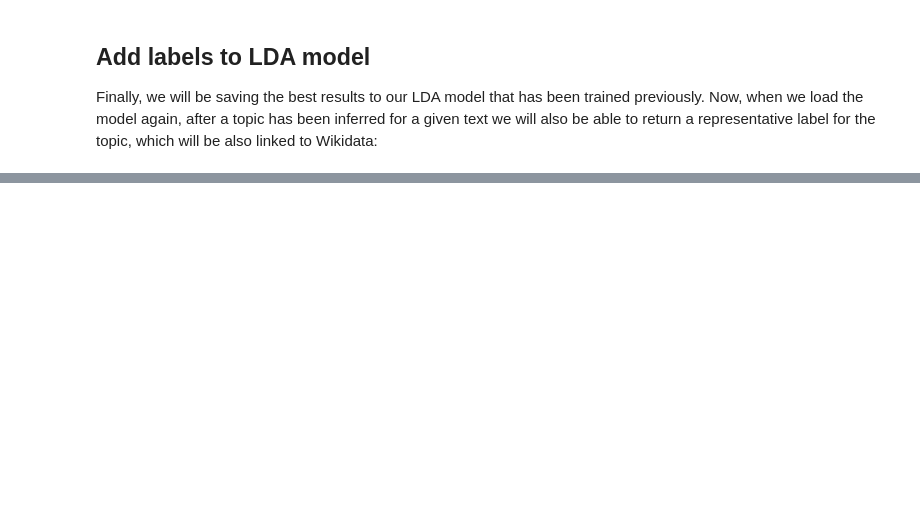
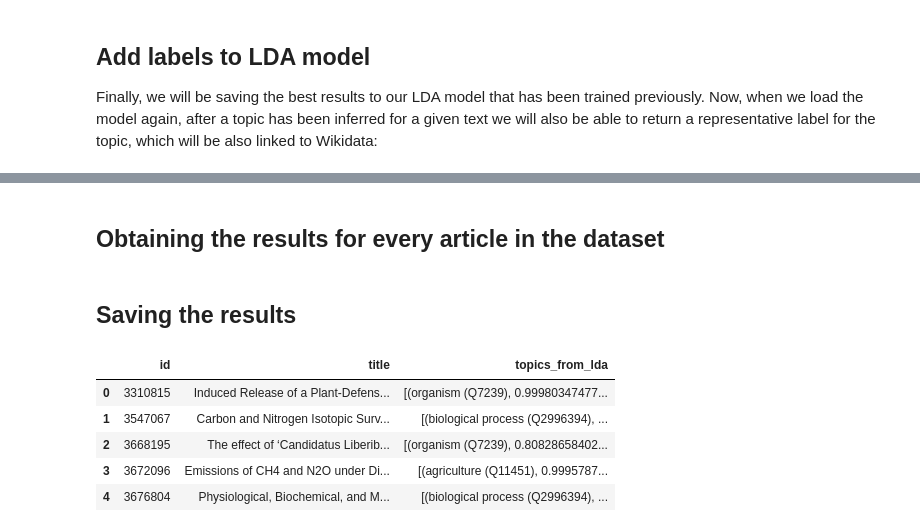
Before and after one commit to weso-edma/hercules-challenge-publications, a Jupyter notebook: notebooks/5_Topic_Labelling.ipynb, the cells around one changed output, grey strips where cells are left out. Saved outputs shown, nothing was run; the diff lists cells and outputs as text; code cells hidden in the pictures; blank space fills up the shorter version.

```diff
--- a/notebooks/5_Topic_Labelling.ipynb
+++ b/notebooks/5_Topic_Labelling.ipynb
@@ -183,3 +222,31 @@ lda_pipe.transform([publications[-5]])
 from src.utils import save_object
 
 save_object(lda_pipe, os.path.join(NOTEBOOK_5_RESULTS_DIR, 'lda_pipe_with_labels.pkl'))
+# %% [markdown]
+## Obtaining the results for every article in the dataset
+# %%
+import pandas as pd
+
+PMC_FILE_PATH = os.path.join(NOTEBOOK_2_RESULTS_DIR, 'pmc_dataframe.pkl')
+
+pmc_df = pd.read_pickle(PMC_FILE_PATH)
+publications = pmc_df['text_cleaned'].values
+# %%
+results = lda_pipe.transform(publications)
+# %% [markdown]
+## Saving the results
+# %%
+NEW_COL_NAME = 'topics_from_lda'
+
+pmc_df[NEW_COL_NAME] = results
+pmc_df.head()
+
+results_df = pmc_df[['id', 'title', NEW_COL_NAME]]
+results_df.head()
+# %% [output]
+|  | id | title | topics_from_lda |
+| 0 | 3310815 | Induced Release of a Plant-Defens... | [(organism (Q7239), 0.99980347477... |
+| 1 | 3547067 | Carbon and Nitrogen Isotopic Surv... | [(biological process (Q2996394), ... |
+| 2 | 3668195 | The effect of ‘Candidatus Liberib... | [(organism (Q7239), 0.80828658402... |
+| 3 | 3672096 | Emissions of CH4 and N2O under Di... | [(agriculture (Q11451), 0.9995787... |
+| 4 | 3676804 | Physiological, Biochemical, and M... | [(biological process (Q2996394), ... |
```
Also changed, not shown: parts of 8 cells of this notebook, 1 other file.
